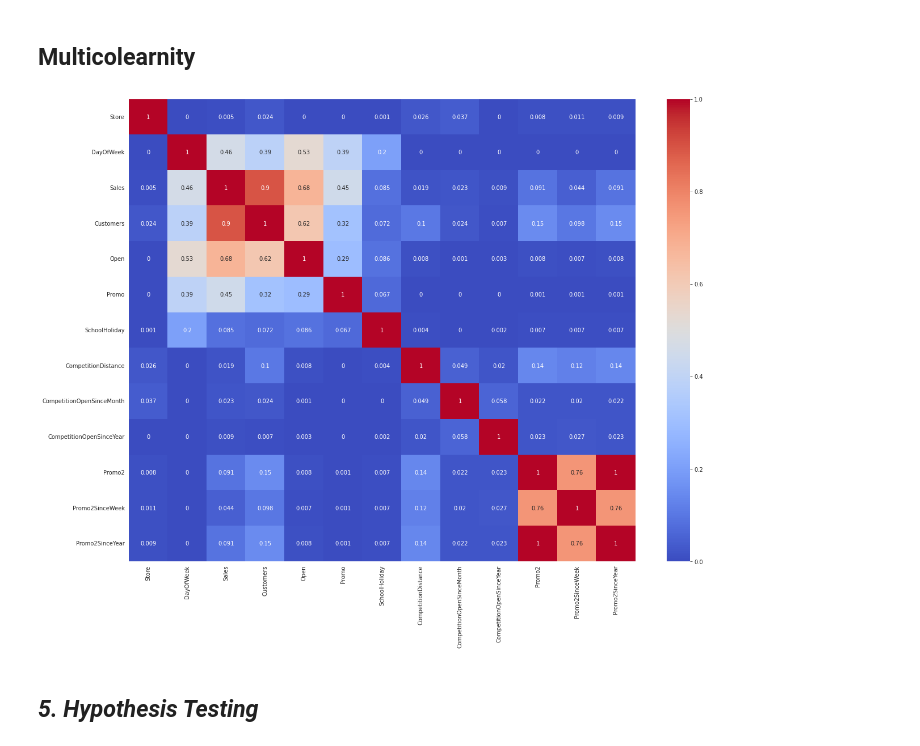
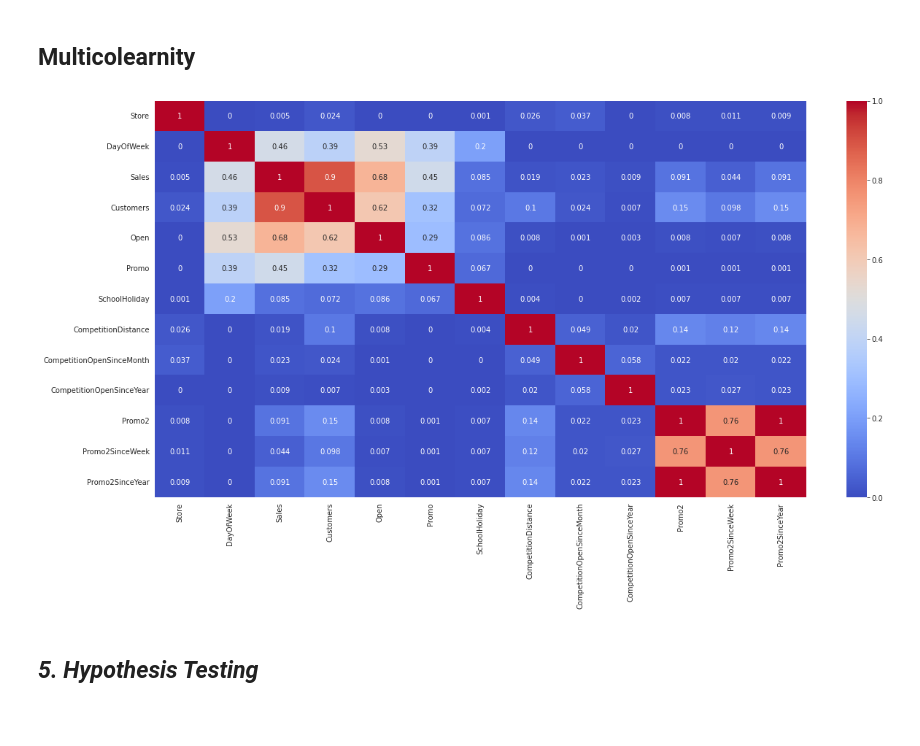
Before and after one commit to Ajay07pandey/Retail-sale-prediction-of-a-drug-store., a Jupyter notebook: Retail_sale_pridiction_analysis.ipynb, the cells around one changed output. Drawn from its saved outputs; the diff is of its cells as text; code cells hidden in the pictures; blank space fills up the shorter version.

```diff
--- a/Retail_sale_pridiction_analysis.ipynb
+++ b/Retail_sale_pridiction_analysis.ipynb
@@ -1024,12 +1024,12 @@ sns.scatterplot(df['Customers'],df['Sales'])
 # %% [markdown]
 ## Multicolearnity
 # %%
-plt.figure(figsize=(20,15))
+plt.figure(figsize=(20,10))
 correlation = df.corr()
 sns.heatmap(abs(round(correlation,3)), annot=True, cmap='coolwarm')
 plt.show()
 # %% [output]
-[figure, old version]
+[figure, new version]
 # %% [markdown]
 ## ***5. Hypothesis Testing***
 # %% [markdown]
```
Also changed, not shown: parts of 74 cells of this notebook.
